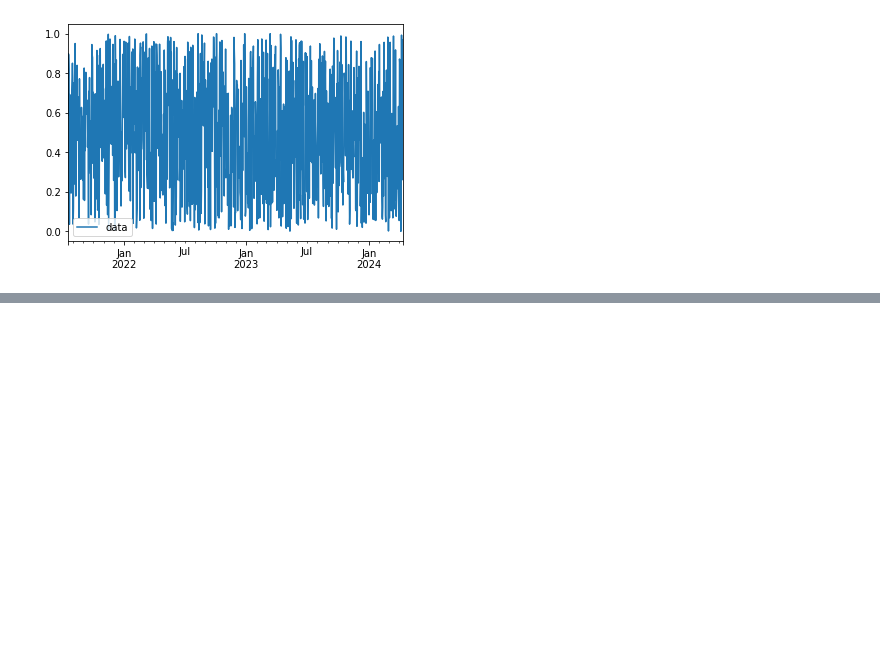
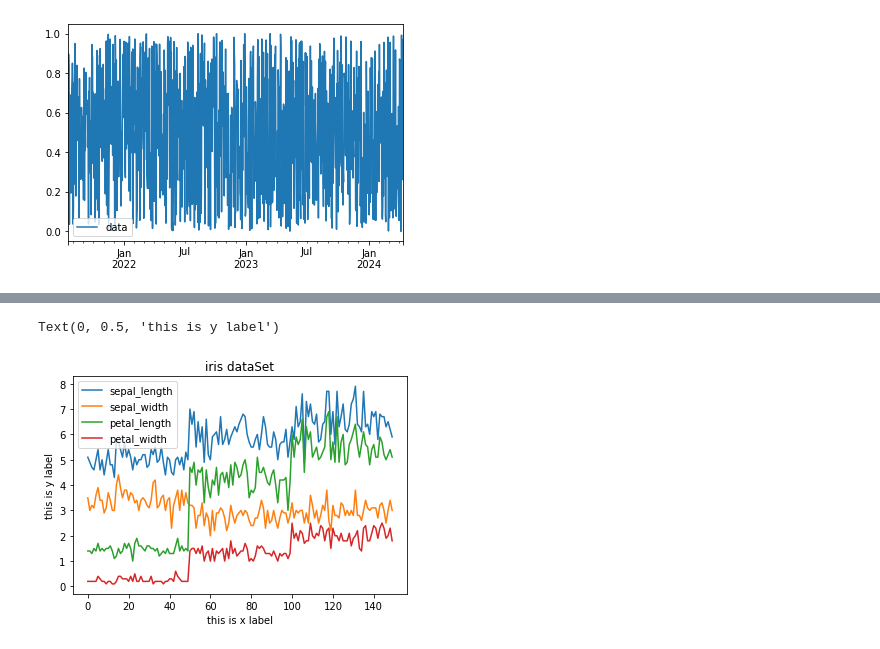
Before and after one commit to tireless-22/machine-learning-and-data-science, a Jupyter notebook: matplotlib/Untitled.ipynb, the cells around one changed output, grey strips where cells are left out. Cells and saved outputs as stored; diff of their text form; code cells hidden in the pictures; blank space fills up the shorter version.

```diff
--- a/matplotlib/Untitled.ipynb
+++ b/matplotlib/Untitled.ipynb
@@ -37,0 +95,7 @@ df.plot()
+# %%
+graph_dff=dff.plot(title="iris dataSet")
+graph_dff.set_xlabel("this is x label")
+graph_dff.set_ylabel("this is y label")
+# %% [output]
+Text(0, 0.5, 'this is y label')
+[figure, added]
```
Also changed, not shown: parts of 25 cells of this notebook.
